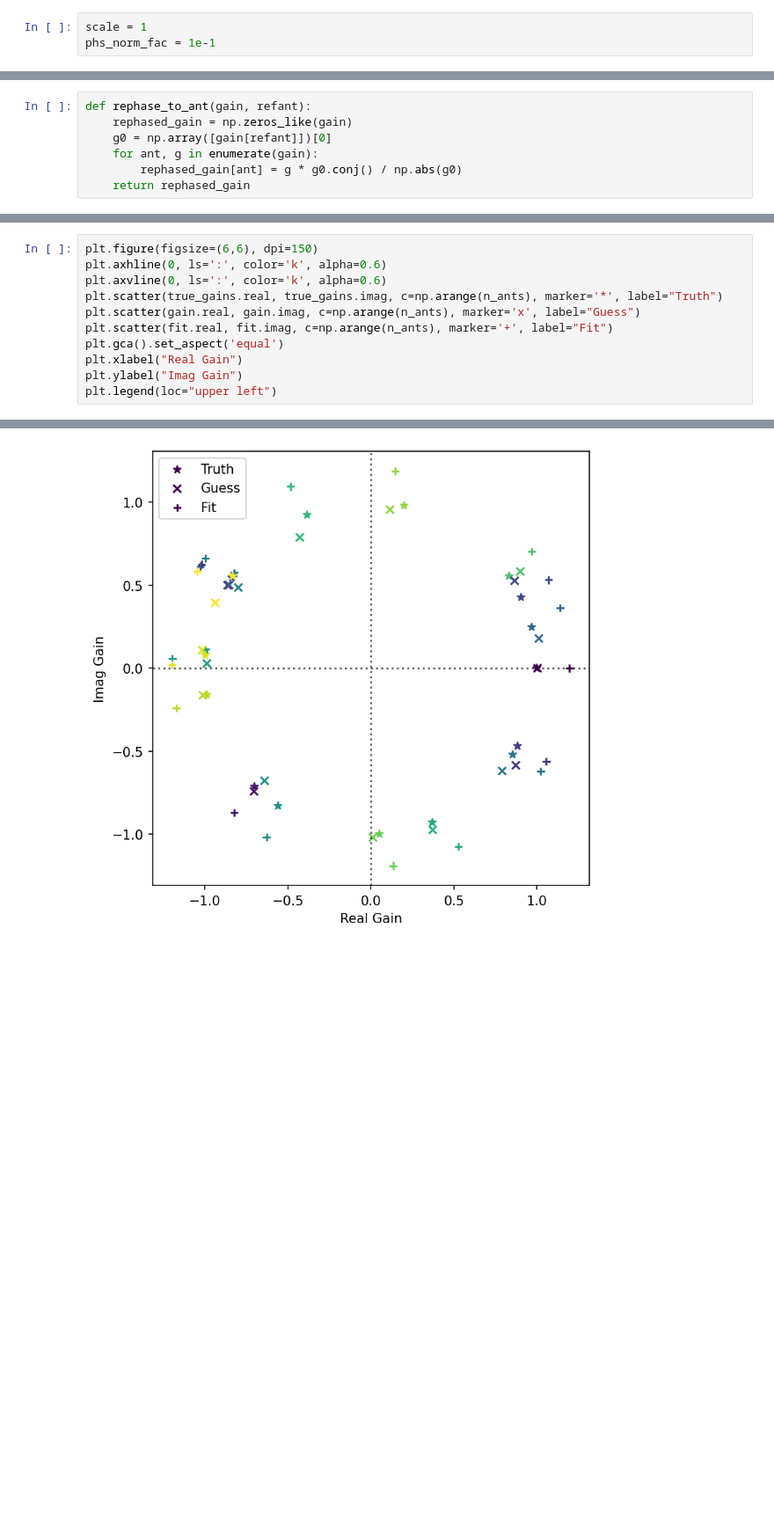
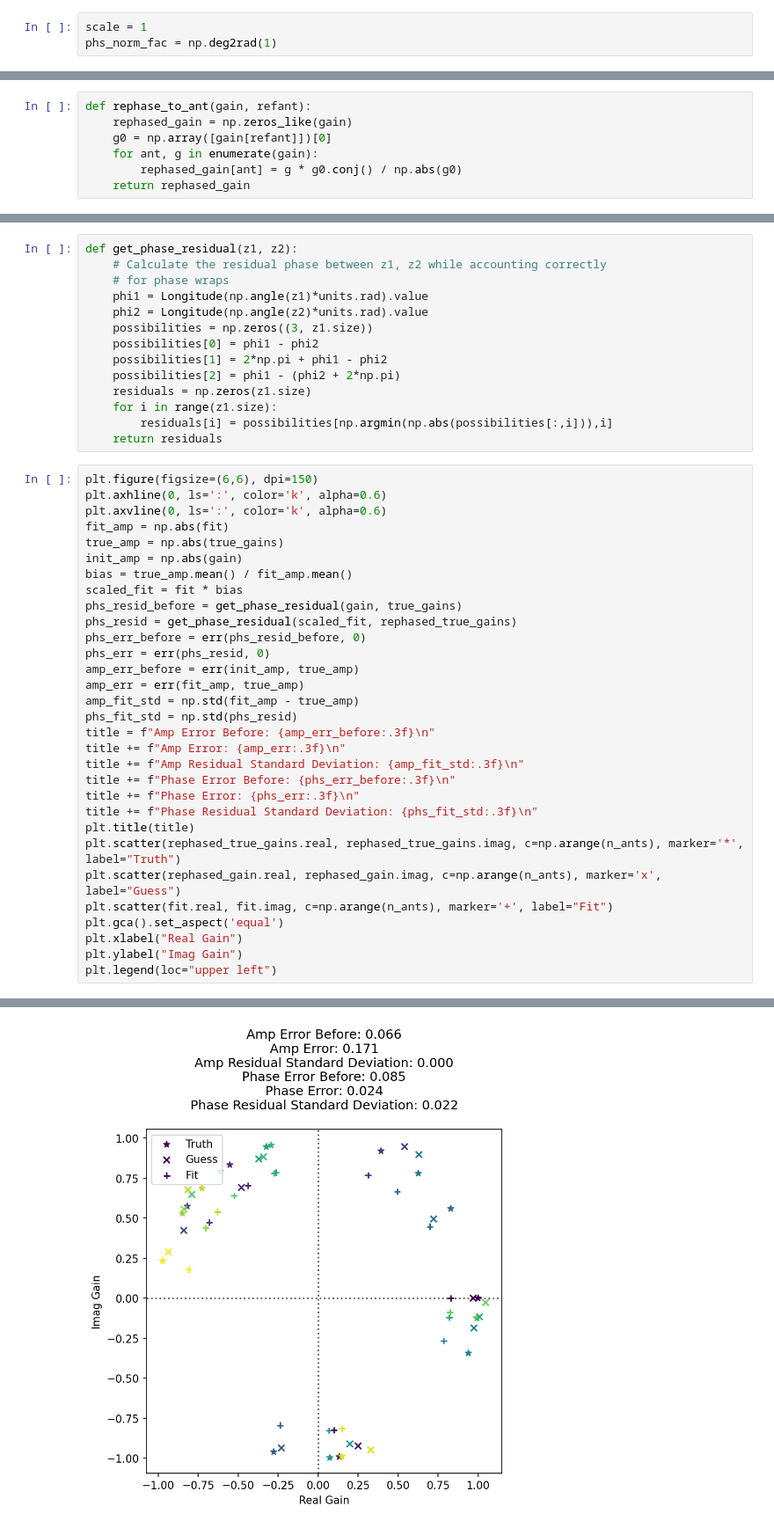
Before and after one commit to r-pascua/corrcal, a Jupyter notebook: docs/tutorials/Diffuse with Airy Beam.ipynb, the cells around one changed output, grey strips where cells are left out. Shown: that part at 88% size. Cells and saved outputs as stored; diff of their text form; blank space fills up the shorter version.

Commit message:
nb: re-run notebooks with airy beams
fixed whatever was going wrong in the point source nb by re-writing
model calculation; updated some plotting code in both notebooks

```diff
--- a/docs/tutorials/Diffuse with Airy Beam.ipynb
+++ b/docs/tutorials/Diffuse with Airy Beam.ipynb
@@ -340,7 +340,7 @@ cov = Cov(
 )
 # %%
 scale = 1
-phs_norm_fac = 1e-1
+phs_norm_fac = np.deg2rad(1)
 # %%
 result = minimize(
     nll,
@@ -396,14 +396,48 @@ basename = f"gain_solutions_diffuse_sky_nontrivial_cl_{beam.type}_beam"
+# %%
+def get_phase_residual(z1, z2):
+    # Calculate the residual phase between z1, z2 while accounting correctly
+    # for phase wraps
+    phi1 = Longitude(np.angle(z1)*units.rad).value
+    phi2 = Longitude(np.angle(z2)*units.rad).value
+    possibilities = np.zeros((3, z1.size))
+    possibilities[0] = phi1 - phi2
+    possibilities[1] = 2*np.pi + phi1 - phi2
+    possibilities[2] = phi1 - (phi2 + 2*np.pi)
+    residuals = np.zeros(z1.size)
+    for i in range(z1.size):
+        residuals[i] = possibilities[np.argmin(np.abs(possibilities[:,i])),i]
+    return residuals
 # %%
 plt.figure(figsize=(6,6), dpi=150)
 plt.axhline(0, ls=':', color='k', alpha=0.6)
 plt.axvline(0, ls=':', color='k', alpha=0.6)
-plt.scatter(true_gains.real, true_gains.imag, c=np.arange(n_ants), marker='*', label="Truth")
-plt.scatter(gain.real, gain.imag, c=np.arange(n_ants), marker='x', label="Guess")
+fit_amp = np.abs(fit)
+true_amp = np.abs(true_gains)
+init_amp = np.abs(gain)
+bias = true_amp.mean() / fit_amp.mean()
+scaled_fit = fit * bias
+phs_resid_before = get_phase_residual(gain, true_gains)
+phs_resid = get_phase_residual(scaled_fit, rephased_true_gains)
+phs_err_before = err(phs_resid_before, 0)
+phs_err = err(phs_resid, 0)
+amp_err_before = err(init_amp, true_amp)
+amp_err = err(fit_amp, true_amp)
+amp_fit_std = np.std(fit_amp - true_amp)
+phs_fit_std = np.std(phs_resid)
+title = f"Amp Error Before: {amp_err_before:.3f}\n"
+title += f"Amp Error: {amp_err:.3f}\n"
+title += f"Amp Residual Standard Deviation: {amp_fit_std:.3f}\n"
+title += f"Phase Error Before: {phs_err_before:.3f}\n"
+title += f"Phase Error: {phs_err:.3f}\n"
+title += f"Phase Residual Standard Deviation: {phs_fit_std:.3f}\n"
+plt.title(title)
+plt.scatter(rephased_true_gains.real, rephased_true_gains.imag, c=np.arange(n_ants), marker='*', label="Truth")
+plt.scatter(rephased_gain.real, rephased_gain.imag, c=np.arange(n_ants), marker='x', label="Guess")
 plt.scatter(fit.real, fit.imag, c=np.arange(n_ants), marker='+', label="Fit")
 plt.gca().set_aspect('equal')
 plt.xlabel("Real Gain")
 plt.ylabel("Imag Gain")
 plt.legend(loc="upper left")
 # %% [output]
 <matplotlib.legend.Legend at 0x...>
-[figure, old version]
+[figure, new version]
```
Also changed, not shown: parts of 7 cells of this notebook, 1 other file.
